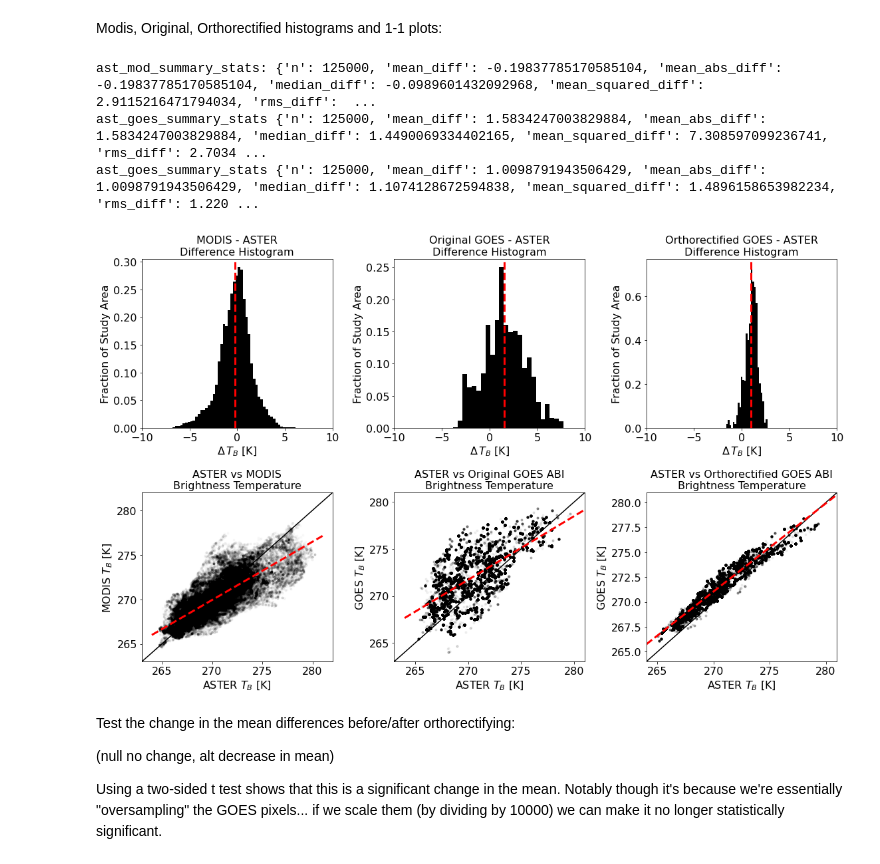
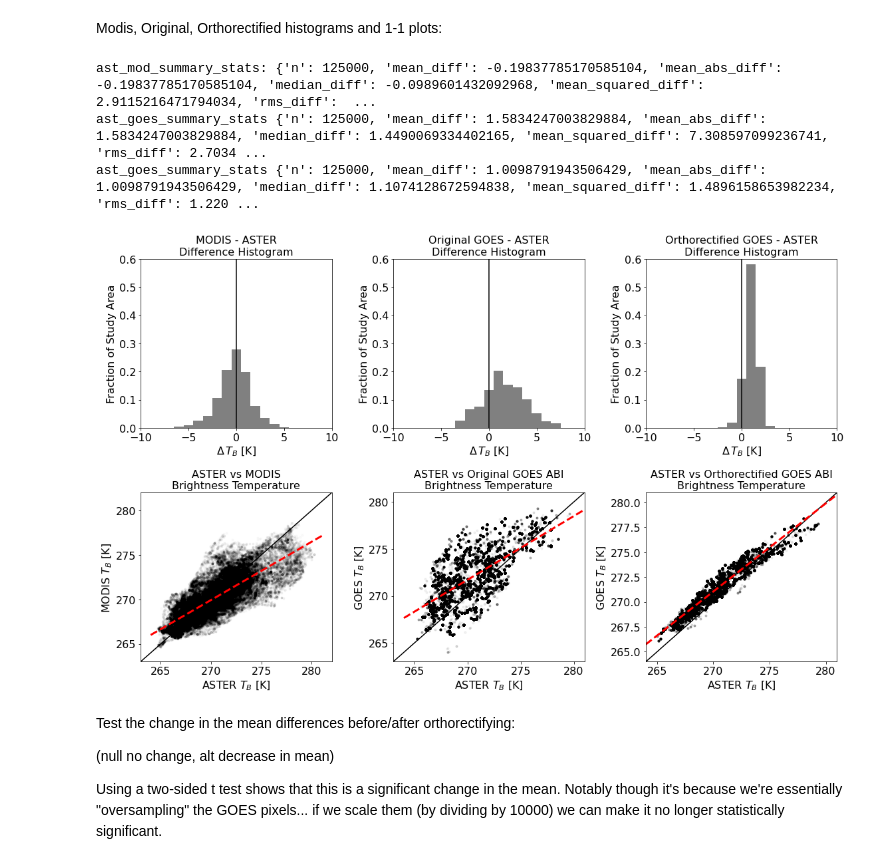
Before and after one commit to spestana/goes-cues, a Jupyter notebook: before-after-ortho-Fig5.ipynb, the cells around one changed output. Cells and saved outputs as stored; diff of their text form; code cells hidden in the pictures.

Commit message:
Update plot histogram styles

```diff
--- a/before-after-ortho-Fig5.ipynb
+++ b/before-after-ortho-Fig5.ipynb
@@ -136,25 +136,28 @@ ax_ast_goes_ortho_1to1 = plt.subplot2grid((nrows, ncols), (1, 2), 1, 1)
 lw=3 #line widths
 
 ### Plot the difference histograms ###
+mybins = np.arange(-10.5,11.5,1)
 
 # MODIS-ASTER
-_ds_original.ast_mod_mean_diff_tb.plot.hist(ax=ax_ast_mod_hist, bins=50, color='k', density=True, label='$\sigma$ = {}'.format(np.round(_ds_original.ast_mod_mean_diff_tb.std().values,1)))
-ax_ast_mod_hist.axvline(_ds_original.ast_mod_mean_diff_tb.mean(), color='r', linestyle='--', lw=lw, label='$\mu$ = {}'.format(np.round(_ds_original.ast_mod_mean_diff_tb.mean().values,1))) # mean line
+_ds_original.ast_mod_mean_diff_tb.plot.hist(ax=ax_ast_mod_hist, bins=mybins, color='grey', density=True, label='$\sigma$ = {}'.format(np.round(_ds_original.ast_mod_mean_diff_tb.std().values,1)))
+#ax_ast_mod_hist.axvline(_ds_original.ast_mod_mean_diff_tb.mean(), color='r', linestyle='--', lw=lw, label='$\mu$ = {}'.format(np.round(_ds_original.ast_mod_mean_diff_tb.mean().values,1))) # mean line
 ax_ast_mod_hist.set_title('MODIS - ASTER\nDifference Histogram')
 
 # Original GOES-ASTER
-_ds_original.ast_goes_mean_diff_tb.plot.hist(ax=ax_ast_goes_orig_hist, bins=25, color='k', density=True, label='$\sigma$ = {}'.format(np.round(_ds_original.ast_goes_mean_diff_tb.std().values,1)))
-ax_ast_goes_orig_hist.axvline(_ds_original.ast_goes_mean_diff_tb.mean(), color='r', linestyle='--', lw=lw, label='$\mu$ = {}'.format(np.round(_ds_original.ast_goes_mean_diff_tb.mean().values,1))) # mean line
+_ds_original.ast_goes_mean_diff_tb.plot.hist(ax=ax_ast_goes_orig_hist, bins=mybins, color='grey', density=True, label='$\sigma$ = {}'.format(np.round(_ds_original.ast_goes_mean_diff_tb.std().values,1)))
+#ax_ast_goes_orig_hist.axvline(_ds_original.ast_goes_mean_diff_tb.mean(), color='r', linestyle='--', lw=lw, label='$\mu$ = {}'.format(np.round(_ds_original.ast_goes_mean_diff_tb.mean().values,1))) # mean line
 ax_ast_goes_orig_hist.set_title('Original GOES - ASTER\nDifference Histogram')
 
 # Orthorectified GOES-ASTER
-_ds_ortho.ast_goes_mean_diff_tb.plot.hist(ax=ax_ast_goes_ortho_hist, bins=25, color='k', density=True, label='$\sigma$ = {}'.format(np.round(_ds_ortho.ast_goes_mean_diff_tb.std().values,1)))
-ax_ast_goes_ortho_hist.axvline(_ds_ortho.ast_goes_mean_diff_tb.mean(), color='r', linestyle='--', lw=lw, label='$\mu$ = {}'.format(np.round(_ds_ortho.ast_goes_mean_diff_tb.mean().values,1))) # mean line
+_ds_ortho.ast_goes_mean_diff_tb.plot.hist(ax=ax_ast_goes_ortho_hist, bins=mybins, color='grey', density=True, label='$\sigma$ = {}'.format(np.round(_ds_ortho.ast_goes_mean_diff_tb.std().values,1)))
+#ax_ast_goes_ortho_hist.axvline(_ds_ortho.ast_goes_mean_diff_tb.mean(), color='r', linestyle='--', lw=lw, label='$\mu$ = {}'.format(np.round(_ds_ortho.ast_goes_mean_diff_tb.mean().values,1))) # mean line
 ax_ast_goes_ortho_hist.set_title('Orthorectified GOES - ASTER\nDifference Histogram')
 
 ### Format the axes limits on the histograms ###
 for ax in [ax_ast_mod_hist, ax_ast_goes_orig_hist, ax_ast_goes_ortho_hist]:
     ax.set_xlim(-10,10)
+    ax.set_ylim(0,0.6)
+    ax.axvline(0, color='k', linestyle='-') # zero line
     #ax.legend(loc='upper left',facecolor='none',edgecolor='none')
     ax.set_xlabel('$\Delta\,T_B$ [K]')
     ax.set_ylabel('Fraction of Study Area')
@@ -191,34 +194,34 @@ for ax_1_to_1 in [ax_ast_mod_1to1, ax_ast_goes_orig_1to1, ax_ast_goes_ortho_1to1
     # add 1-to-1 line
     ax_1_to_1.plot([ax_min,ax_max],[ax_min,ax_max],'k-')
     # set axes limits
     ax_1_to_1.set_xlim((ax_min,ax_max))
     ax_1_to_1.set_ylim((ax_min,ax_max))
 
 
 
 ### add linear regressions to 1-to-1 plots: ###
 
 # MODIS - ASTER
 ast_mod_summary_stats = summary_stats(_ds_original.ast_mod_mean_rad2tbK.values.ravel(), _ds_original.ast_mod_modis_tb.values.ravel())
 print('ast_mod_summary_stats:',ast_mod_summary_stats)
 ax_ast_mod_1to1.plot(np.array([ax_min, ax_max]), np.array([ax_min, ax_max])*ast_mod_summary_stats['slope'] + ast_mod_summary_stats['intercept'],linestyle='--', lw=lw, color='r')
 
 # Original GOES - ASTER
 ast_goes_orig_summary_stats = summary_stats(_ds_original.ast_goes_mean_rad2tbK.values.ravel(), _ds_original.ast_goes_goes_tb.values.ravel())
 print('ast_goes_summary_stats',ast_goes_orig_summary_stats)
 ax_ast_goes_orig_1to1.plot(np.array([ax_min, ax_max]), np.array([ax_min, ax_max])*ast_goes_orig_summary_stats['slope'] + ast_goes_orig_summary_stats['intercept'],linestyle='--', lw=lw, color='r')
 
 # Orthorectified GOES - ASTER
 ast_goes_ortho_summary_stats = summary_stats(_ds_ortho.ast_goes_mean_rad2tbK.values.ravel(), _ds_ortho.ast_goes_goes_tb.values.ravel())
 print('ast_goes_summary_stats',ast_goes_ortho_summary_stats)
 ax_ast_goes_ortho_1to1.plot(np.array([ax_min, ax_max]), np.array([ax_min, ax_max])*ast_goes_ortho_summary_stats['slope'] + ast_goes_ortho_summary_stats['intercept'],linestyle='--', lw=lw, color='r')
 
 plt.savefig('images/before-after-ortho-Figure5.png',dpi=200)
 # %% [output]
 ast_mod_summary_stats: {'n': 125000, 'mean_diff': -0.19837785170585104, 'mean_abs_diff': -0.19837785170585104, 'median_diff': -0.0989601432092968, 'mean_squared_diff': 2.9115216471794034, 'rms_diff':  ...
 ast_goes_summary_stats {'n': 125000, 'mean_diff': 1.5834247003829884, 'mean_abs_diff': 1.5834247003829884, 'median_diff': 1.4490069334402165, 'mean_squared_diff': 7.308597099236741, 'rms_diff': 2.7034 ...
 ast_goes_summary_stats {'n': 125000, 'mean_diff': 1.0098791943506429, 'mean_abs_diff': 1.0098791943506429, 'median_diff': 1.1074128672594838, 'mean_squared_diff': 1.4896158653982234, 'rms_diff': 1.220 ...
-[figure, old version]
+[figure, new version]
 # %%
 import scipy.stats as stats
 # %% [markdown]
```
